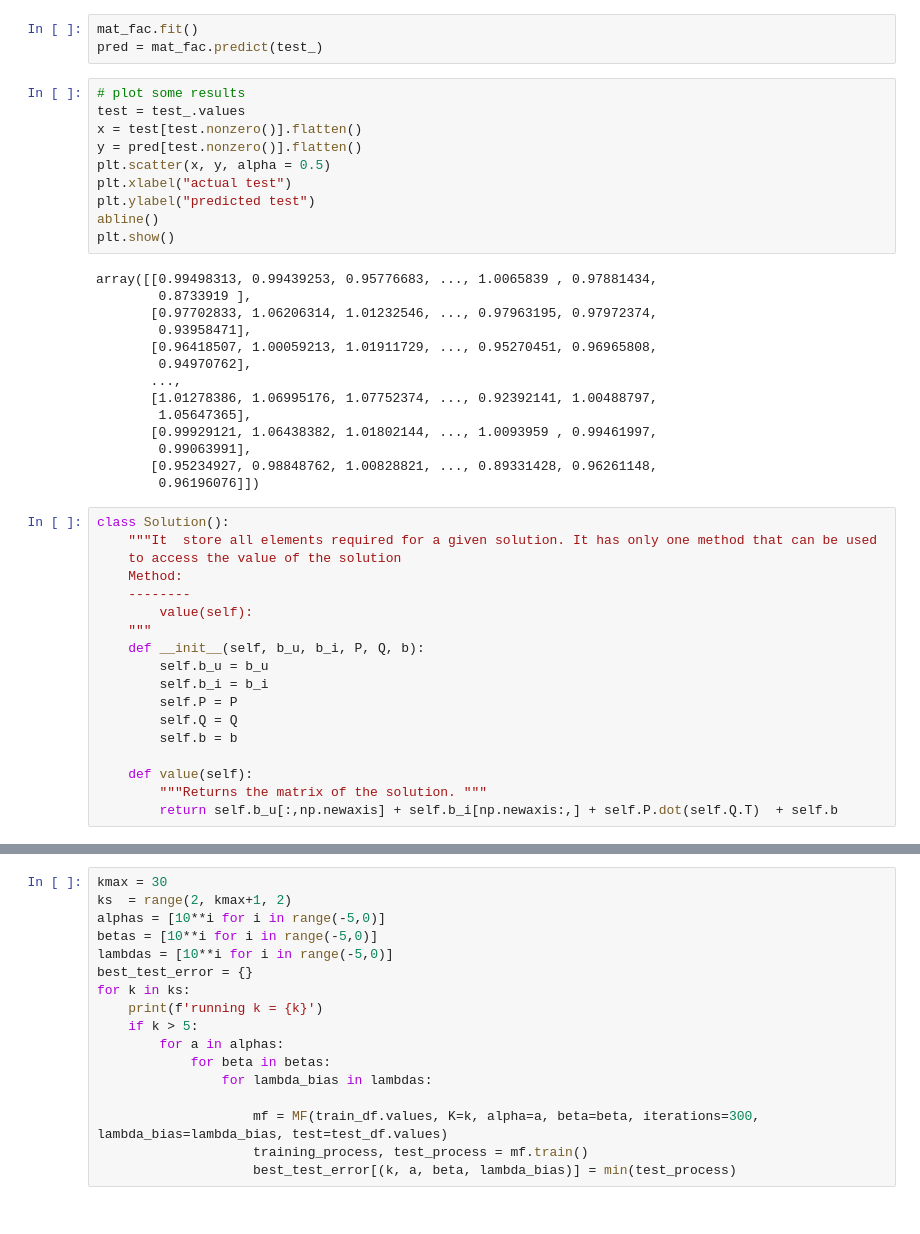
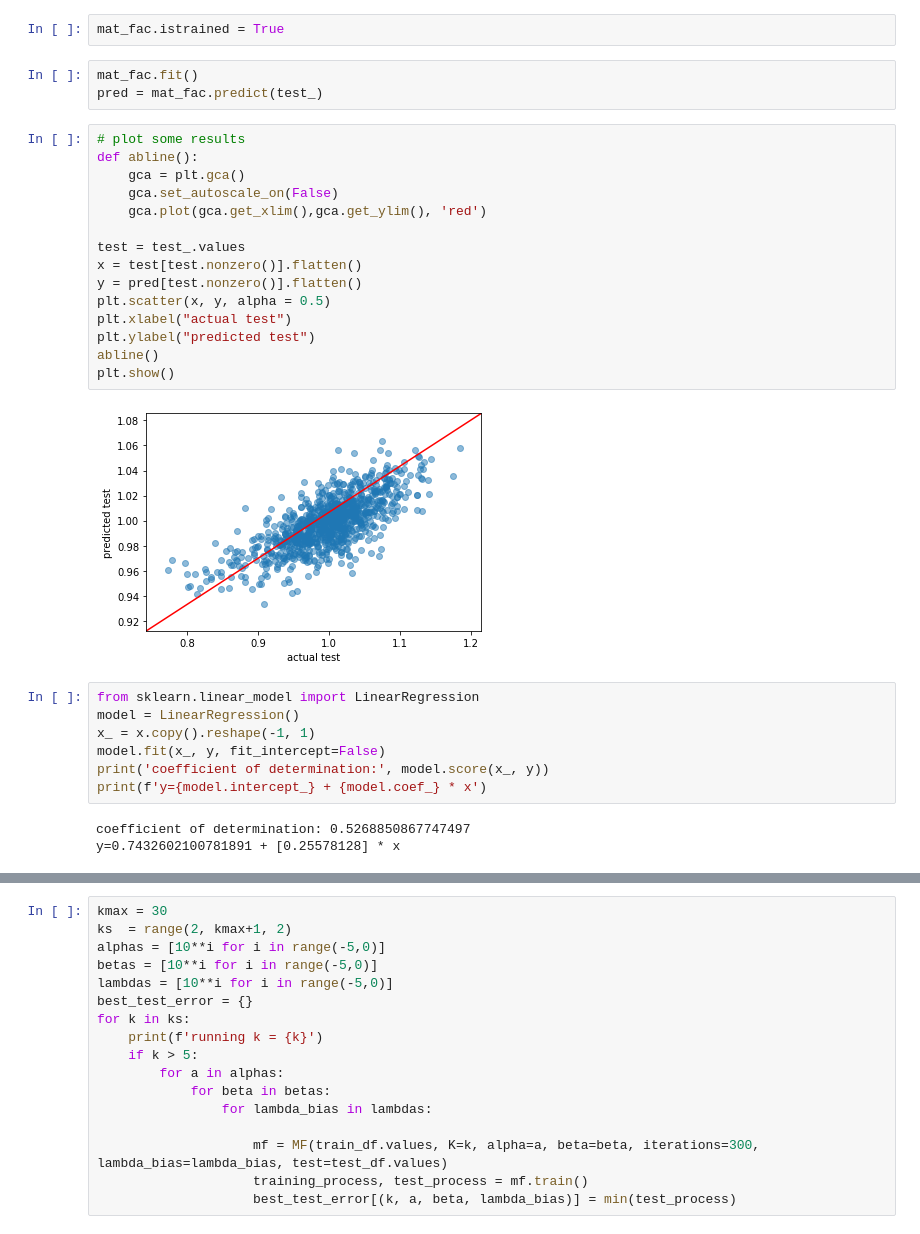
Before and after one commit to MartinBagaram/RecommendationSystem_MF-, a Jupyter notebook: notebooks/syngenta_data_exploration.ipynb, the cells around one changed output, grey strips where cells are left out. Cells and saved outputs as stored; diff of their text form.

```diff
--- a/notebooks/syngenta_data_exploration.ipynb
+++ b/notebooks/syngenta_data_exploration.ipynb
@@ -370,45 +394,32 @@ list(range(4))
+# %%
+mat_fac.istrained = True
 # %%
 mat_fac.fit()
 pred = mat_fac.predict(test_)
 # %%
 # plot some results
+def abline():
+    gca = plt.gca()
+    gca.set_autoscale_on(False)
+    gca.plot(gca.get_xlim(),gca.get_ylim(), 'red')
+
 test = test_.values
 x = test[test.nonzero()].flatten()
 y = pred[test.nonzero()].flatten()
 plt.scatter(x, y, alpha = 0.5)
 plt.xlabel("actual test")
 plt.ylabel("predicted test")
 abline()
 plt.show()
 # %% [output]
-array([[0.99498313, 0.99439253, 0.95776683, ..., 1.0065839 , 0.97881434,
-        0.8733919 ],
-       [0.97702833, 1.06206314, 1.01232546, ..., 0.97963195, 0.97972374,
-        0.93958471],
-       [0.96418507, 1.00059213, 1.01911729, ..., 0.95270451, 0.96965808,
-        0.94970762],
-       ...,
-       [1.01278386, 1.06995176, 1.07752374, ..., 0.92392141, 1.00488797,
-        1.05647365],
-       [0.99929121, 1.06438382, 1.01802144, ..., 1.0093959 , 0.99461997,
-        0.99063991],
-       [0.95234927, 0.98848762, 1.00828821, ..., 0.89331428, 0.96261148,
-        0.96196076]])
+[figure, added]
-# %%
-class Solution():
-    """It  store all elements required for a given solution. It has only one method that can be used
-    to access the value of the solution
-    Method:
-    --------
-        value(self):
-    """
-    def __init__(self, b_u, b_i, P, Q, b):
-        self.b_u = b_u
-        self.b_i = b_i
-        self.P = P
-        self.Q = Q
-        self.b = b
-
-    def value(self):
-        """Returns the matrix of the solution. """
-        return self.b_u[:,np.newaxis] + self.b_i[np.newaxis:,] + self.P.dot(self.Q.T)  + self.b
+# %%
+from sklearn.linear_model import LinearRegression
+model = LinearRegression()
+x_ = x.copy().reshape(-1, 1)
+model.fit(x_, y, fit_intercept=False)
+print('coefficient of determination:', model.score(x_, y))
+print(f'y={model.intercept_} + {model.coef_} * x')
+# %% [output]
+coefficient of determination: 0.5268850867747497
+y=0.7432602100781891 + [0.25578128] * x
```
Also changed, not shown: parts of 4 cells of this notebook.
